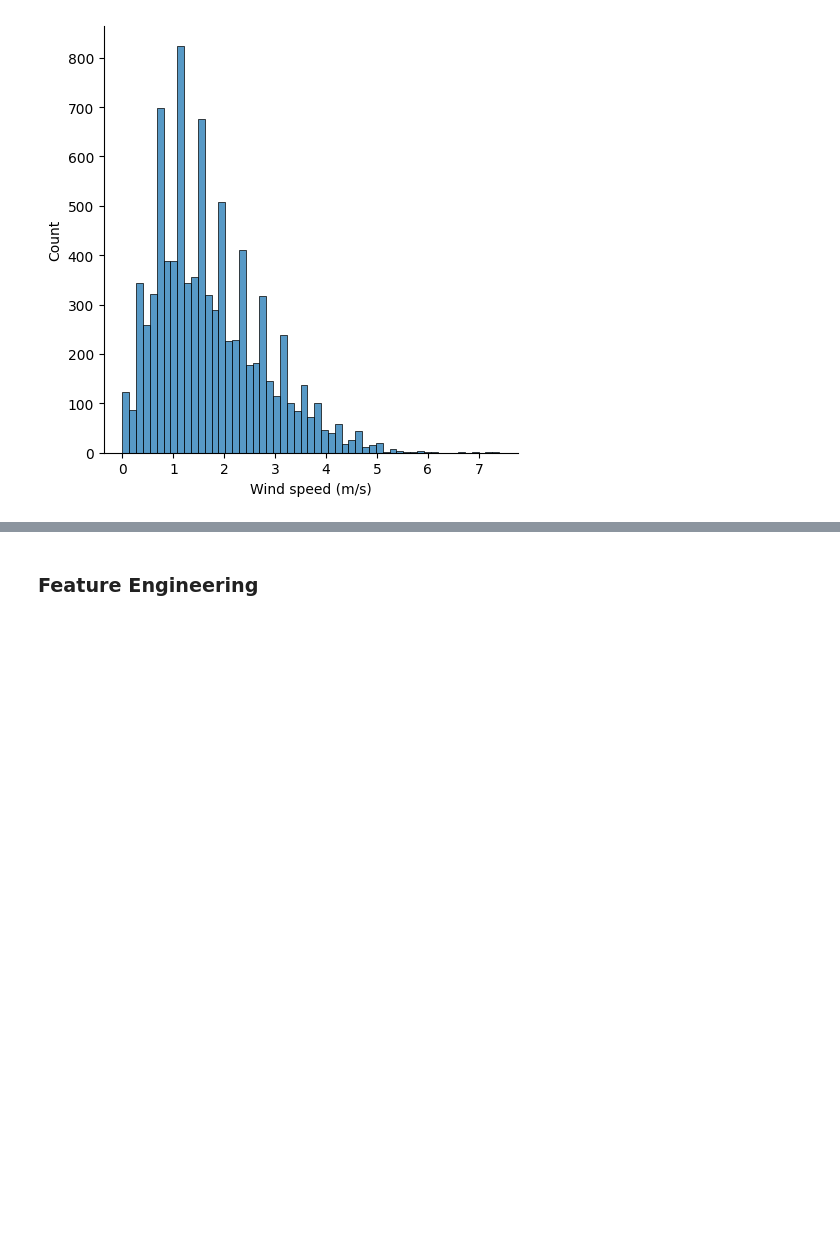
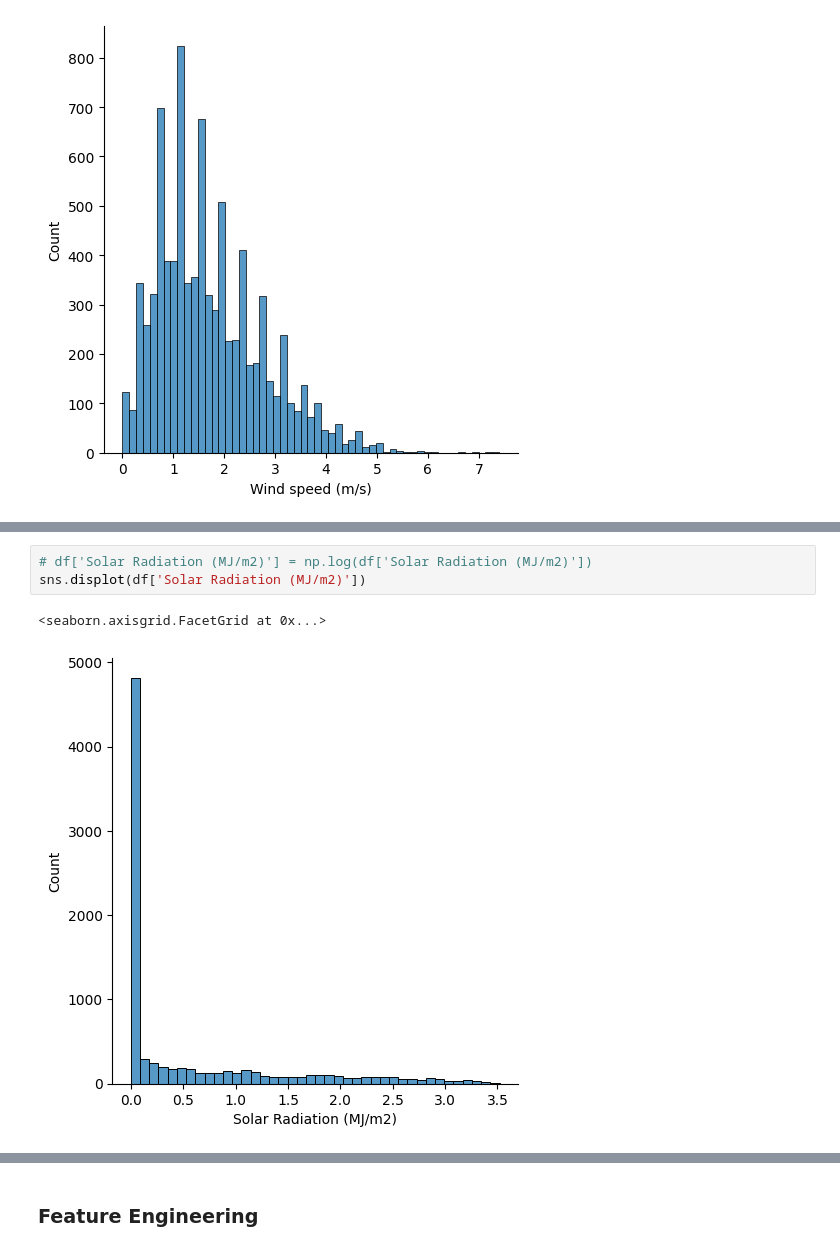
Before and after one commit to thobs-10/ml-mid-term-project, a Jupyter notebook: notebooks/eda.ipynb, the cells around one changed output, grey strips where cells are left out. Cells and saved outputs as stored; diff of their text form; blank space fills up the shorter version.

```diff
--- a/notebooks/eda.ipynb
+++ b/notebooks/eda.ipynb
@@ -225,0 +257,6 @@ sns.displot(np.log(df['Wind speed (m/s)']))
+# %%
+# df['Solar Radiation (MJ/m2)'] = np.log(df['Solar Radiation (MJ/m2)'])
+sns.displot(df['Solar Radiation (MJ/m2)'])
+# %% [output]
+<seaborn.axisgrid.FacetGrid at 0x...>
+[figure, added]
```
Also changed, not shown: parts of 43 cells of this notebook.
